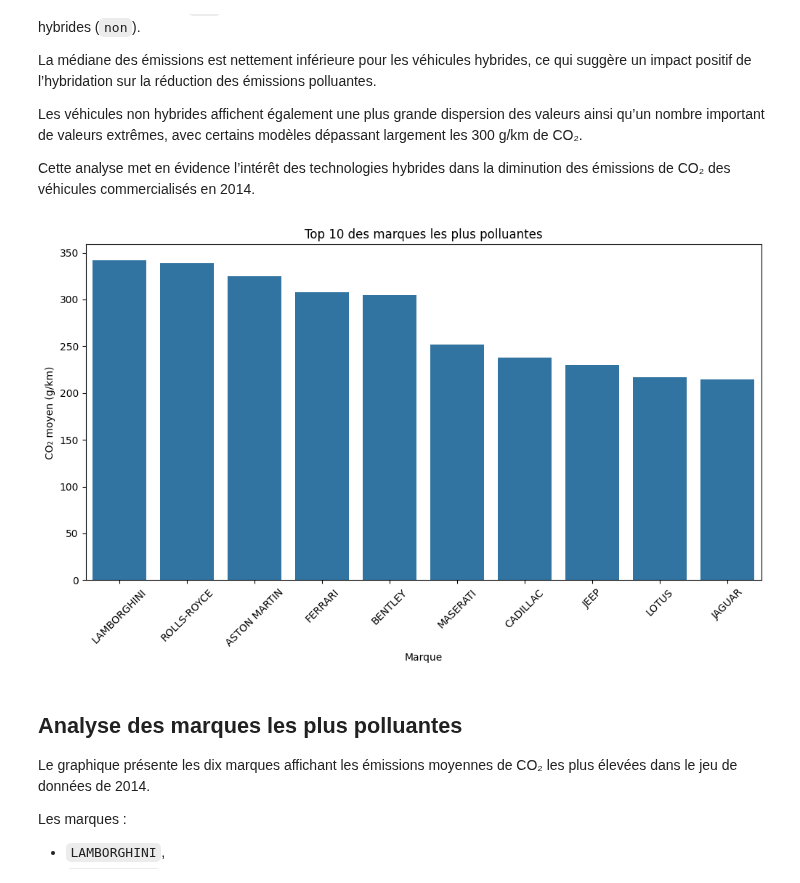
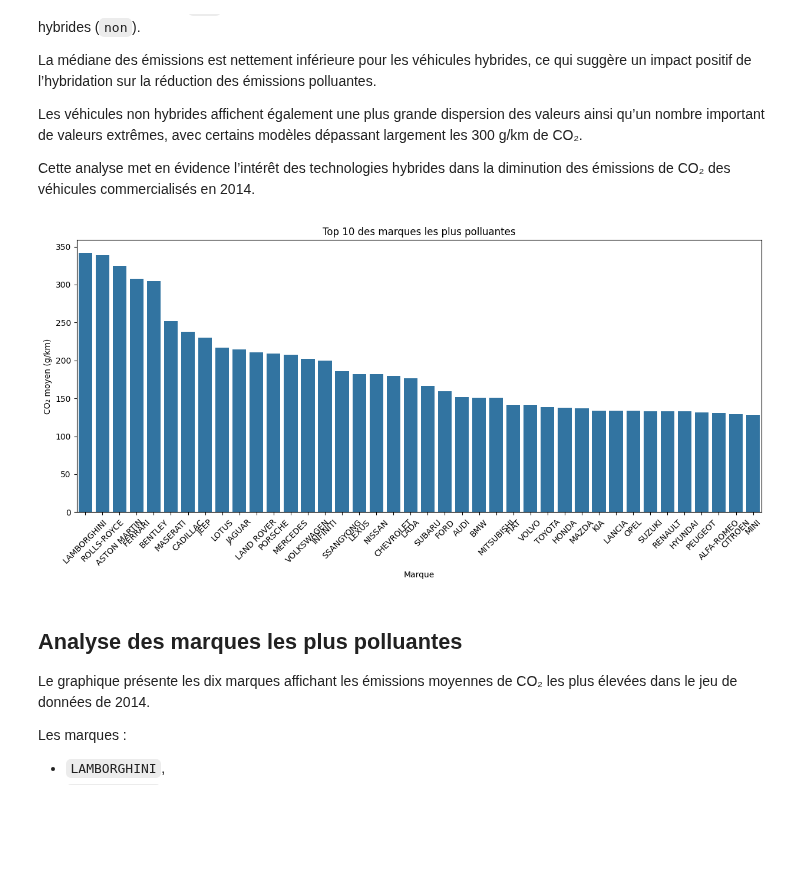
Before and after one commit to LarissaVarnakova/Projet_CO2, a Jupyter notebook: notebooks/eda_aziz.ipynb, the cells around one changed output. Drawn from its saved outputs; the diff is of its cells as text; code cells hidden in the pictures; blank space fills up the shorter version.

```diff
--- a/notebooks/eda_aziz.ipynb
+++ b/notebooks/eda_aziz.ipynb
@@ -441,27 +441,27 @@ Cette analyse met en évidence l’intérêt des technologies hybrides dans la d
 # %%
 top_marques = (
     df_2014.groupby('lib_mrq')['co2']
     .mean()
     .sort_values(ascending=False)
-    .head(10)
+    .head(40)
 )
 
-plt.figure(figsize=(12,6))
+plt.figure(figsize=(15,6))
 
 sns.barplot(
     x=top_marques.index,
     y=top_marques.values
 )
 
 plt.xticks(rotation=45)
 
 plt.title("Top 10 des marques les plus polluantes")
 plt.xlabel("Marque")
 plt.ylabel("CO₂ moyen (g/km)")
 
 plt.show()
 # %% [output]
-[figure, old version]
+[figure, new version]
 # %% [markdown]
 ## Analyse des marques les plus polluantes
 
```
Also changed, not shown: parts of 1 cell of this notebook.
